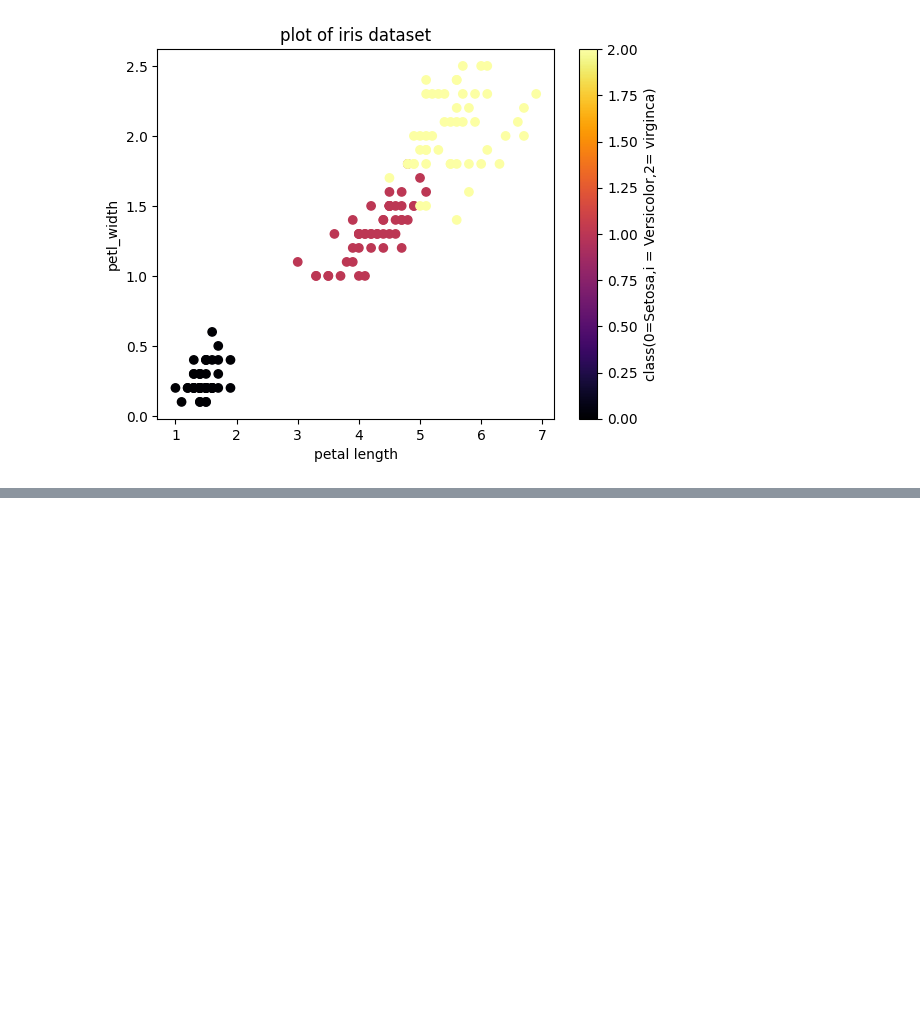
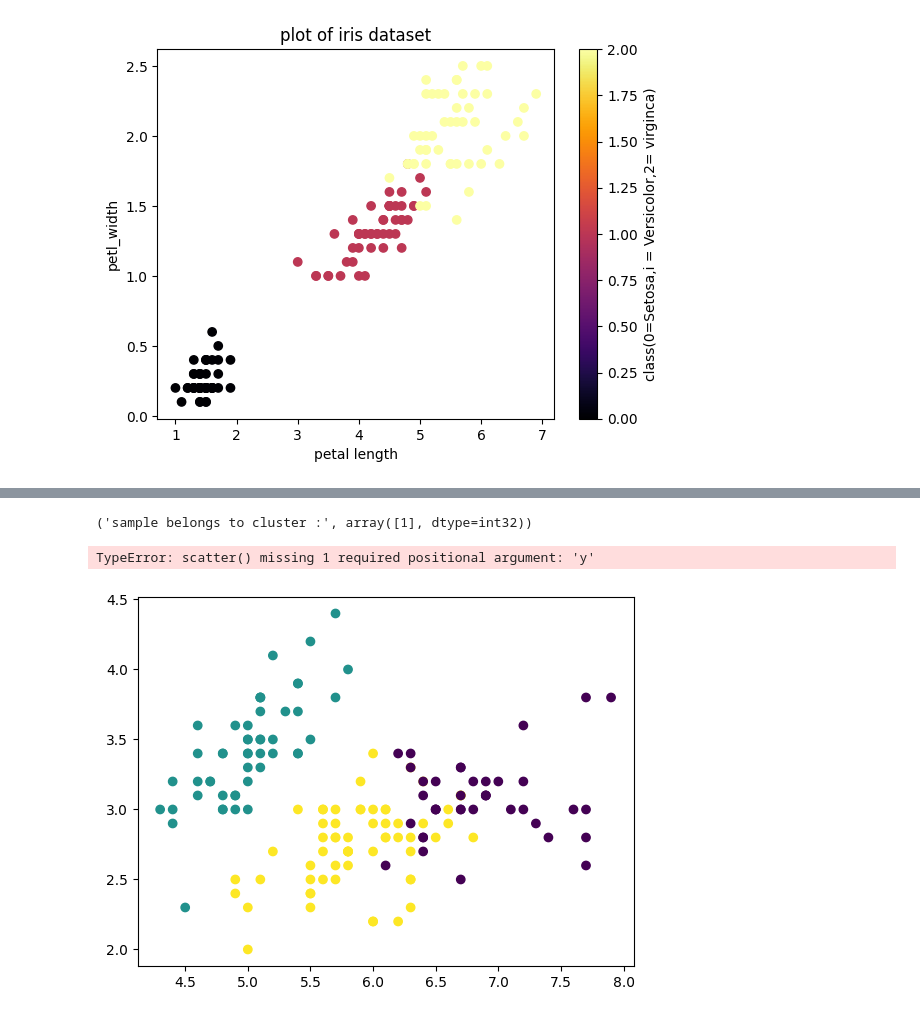
Before and after one commit to Sidharth-in-git/Machine-Learning, a Jupyter notebook: .ipynb, the cells around one changed output, grey strips where cells are left out. Cells and saved outputs as stored; diff of their text form; code cells hidden in the pictures; blank space fills up the shorter version.

```diff
--- a/.ipynb
+++ b/.ipynb
@@ -221,0 +245,10 @@ plt.show()
+# %%
+sample = np.array([[5.2,3.8,1.6,0.2]])
+sample_cluster = kmeans.predict(sample)
+print(("sample belongs to cluster :", sample_cluster))
+plt.scatter (X[:, 0], X[:,1], c=y_pred)
+plt.scatter(sample)
+# %% [output]
+('sample belongs to cluster :', array([1], dtype=int32))
+TypeError: scatter() missing 1 required positional argument: 'y'
+[figure, added]
```
Also changed, not shown: parts of 7 cells of this notebook, 3 other files.
